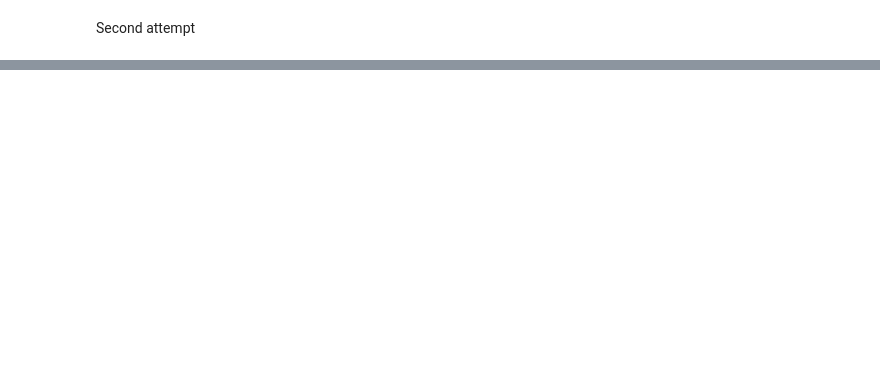
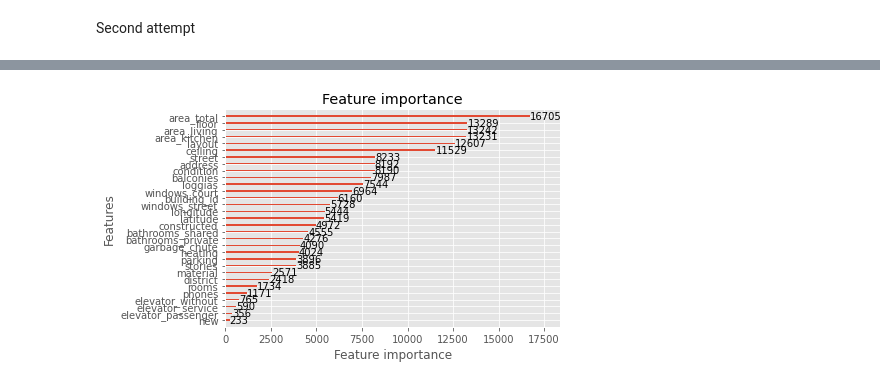
Before and after one commit to kjappvaffel/moscow_housing, a Jupyter notebook: LightGBM_1/lightGBM_1.ipynb, the cells around one changed output, grey strips where cells are left out. Drawn from its saved outputs; the diff is of its cells as text; code cells hidden in the pictures; blank space fills up the shorter version.

```diff
--- a/LightGBM_1/lightGBM_1.ipynb
+++ b/LightGBM_1/lightGBM_1.ipynb
@@ -162,0 +318,95 @@ second run 0.06719042389062292
+# %%
+from sklearn.model_selection import train_test_split
+from moscow_housing.display_data import import_data
+from sklearn.linear_model import LinearRegression, BayesianRidge
+from sklearn.ensemble import RandomForestRegressor
+from sklearn.experimental import enable_iterative_imputer
+from sklearn.impute import IterativeImputer
+import lightgbm as lgb
+from catboost import CatBoostRegressor
+import pandas as pd
+import numpy as np
+from sklearn.model_selection import train_test_split
+from moscow_housing.display_data import import_data
+
+import matplotlib.pylab as plt
+plt.style.use('ggplot')
+
+#import the data and test data, set y values for both sets
+data, data_test = import_data()
+Y_train = data.price
+Y_test = prediction
+
+#get the test id for later  and remove seller and test id
+test_id = data_test.id
+
+#add the price to the test set
+data_test['price'] = Y_test
+
+#combine the two datasets
+combined_data = [data,data_test]
+combined_data = pd.concat(combined_data)
+combined_data = combined_data.drop(columns=['seller','id','price'])
+
+#remove street and adress as iterativeimputer struggels with this
+street_address = combined_data[['street','address']]
+combined_data = combined_data.drop(columns=['street','address'])
+
+
+#train imperative imputer and predict missing values
+impe = IterativeImputer(verbose=2, random_state=5)
+transformed_combined_data = impe.fit_transform(combined_data)
+
+#turn into a pandas dataframe again add street and address and remove price
+combined_data = pd.DataFrame(transformed_combined_data,columns=combined_data.columns)
+
+#split dataset correct
+data_train = combined_data.iloc[:len(Y_train),:]
+data_test = combined_data.iloc[len(Y_train):,:]
+
+data_train[['street','address']]= street_address.iloc[:len(Y_train),:].to_numpy()
+data_test[['street','address']]= street_address.iloc[len(Y_train):,:].to_numpy()
+
+data_train.info()
+data_test.info()
+street_address.info()
+
+#turn categorical features into correct type
+def categorical(dataset):
+    for column in dataset.columns:
+        column_type = dataset[column].dtype
+        if column_type == 'object':
+            dataset[column] = dataset[column].astype('category')
+
+categorical(data_train)
+categorical(data_test)
+
+lightGBM_model = lgb.LGBMRegressor(
+    num_leaves=20,
+    max_depth=15,
+    random_state=42,
+    silent=True,
+    metric='mse',
+    n_jobs=4,
+    n_estimators=10000,
+    colsample_bytree=0.95,
+    subsample=0.9,
+    learning_rate=0.09)
+
+lightGBM_model.fit(data_train,Y_train)
+prediction = lightGBM_model.predict(data_test)
+
+lgb.plot_importance(lightGBM_model)
+
+count = 0
+for i in prediction:
+    if i < 0:
+        prediction[count] = prediction.mean()
+    count += 1
+
+submission = pd.DataFrame()
+submission['id'] = test_id
+submission['price_prediction'] = prediction
+
+submission.to_csv('submission_lightGBM_3.csv', index= False)
+# %% [output]
@@ -162,0 +440 @@ second run 0.06719042389062292
+[figure, added]
```
Also changed, not shown: parts of 9 cells of this notebook, 1 other file.
